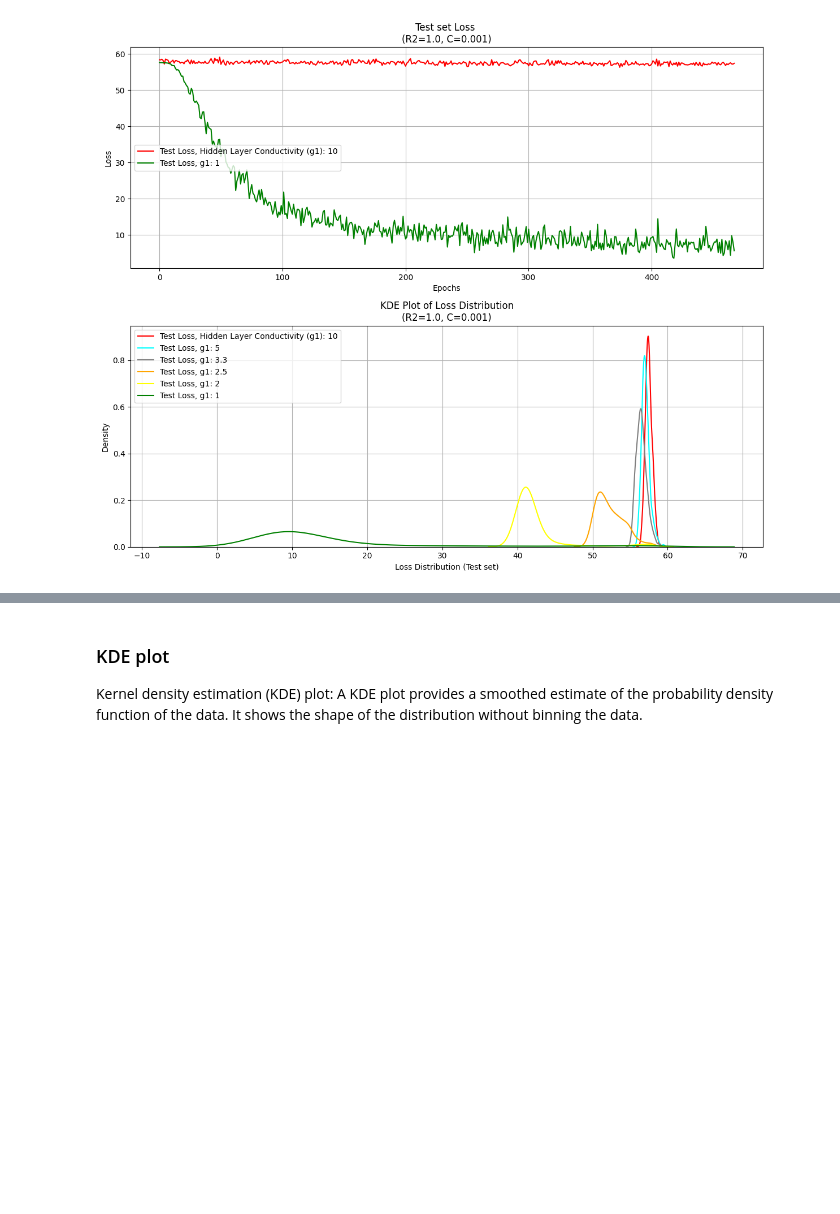
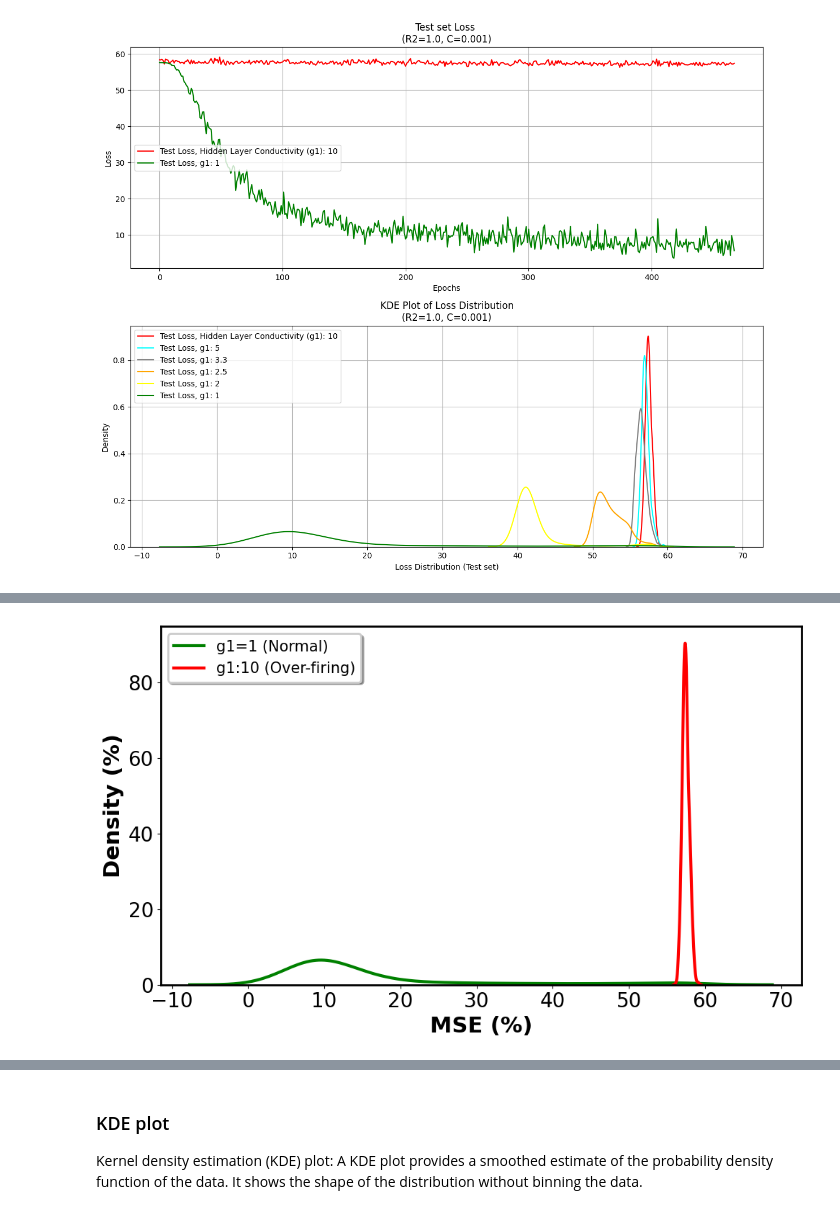
Before and after one commit to Mrezakhodashenas/PhD-NN, a Jupyter notebook: one_Hidden_layer.ipynb, the cells around one changed output, grey strips where cells are left out. Saved outputs shown, nothing was run; the diff lists cells and outputs as text; code cells hidden in the pictures; blank space fills up the shorter version.

```diff
--- a/one_Hidden_layer.ipynb
+++ b/one_Hidden_layer.ipynb
@@ -1035,0 +1004,68 @@ plt.show()
+# %%
+import matplotlib.pyplot as plt
+import seaborn as sns
+
+
+R2=1
+C=1e-3
+
+
+plt.figure(figsize=(10, 6))
+
+# Plot KDE plot of average loss
+# sns.kdeplot(test_loss_R1_1_0_R2_1_0_C_0_001 * 100, color='green', label='g1=1 (Normal)', linewidth=3)
+# sns.kdeplot(test_loss_R1_0_5_R2_1_0_C_0_001 * 100, color='yellow', label='g1: 2', linewidth=3)
+# sns.kdeplot(test_loss_R1_0_4_R2_1_0_C_0_001 * 100, color='orange', label='g1: 2.5', linewidth=3)
+# sns.kdeplot(test_loss_R1_0_3_R2_1_0_C_0_001 * 100, color='gray', label='g1: 3.3', linewidth=3)
+# sns.kdeplot(test_loss_R1_0_2_R2_1_0_C_0_001 * 100, color='cyan', label='g1: 5', linewidth=3)
+# sns.kdeplot(test_loss_R1_0_1_R2_1_0_C_0_001 * 100, color='red', label='g1:10 (Over-firing)', linewidth=3)
+
+
+# # Plot KDE plot of average loss
+sns.kdeplot((test_loss_R1_1_0_R2_1_0_C_0_001), color='green', label='g1=1 (Normal)', linewidth=3)
+# sns.kdeplot((test_loss_R1_0_5_R2_1_0_C_0_001), color='yellow', label='g1: 2', linewidth=3)
+# sns.kdeplot((test_loss_R1_0_4_R2_1_0_C_0_001), color='orange', label='g1: 2.5', linewidth=3)
+# sns.kdeplot((test_loss_R1_0_3_R2_1_0_C_0_001), color='gray', label='g1: 3.3', linewidth=3)
+# sns.kdeplot((test_loss_R1_0_2_R2_1_0_C_0_001), color='cyan', label='g1: 5', linewidth=3)
+sns.kdeplot((test_loss_R1_0_1_R2_1_0_C_0_001), color='red', label='g1:10 (Over-firing)', linewidth=3)
+
+# sns.kdeplot(test_loss_R1_0_1_R2_1_0_C_0_001, color='red', label='Over-firing', linewidth=3)
+# sns.kdeplot(test_loss_R1_1_0_R2_1_0_C_0_001, color='green', label='Normal', linewidth=3)
+
+
+# Set labels and title for the first plot
+font = {'weight': 'bold', 'size': 22}
+plt.xlabel("MSE (%)", fontdict=font)
+plt.ylabel("Density (%)", fontdict=font)
+# plt.title("KDE Plot of Loss Distribution\n(R2={:.1f}, C={:.3f})".format(R2, C))
+plt.xticks(fontsize=20)
+plt.yticks(fontsize=20)
+
+
+ax = plt.gca()
+ax.spines['top'].set_linewidth(2)
+ax.spines['right'].set_linewidth(2)
+ax.spines['bottom'].set_linewidth(2)
+ax.spines['left'].set_linewidth(2)
+
+# Set thicker tick width
+# ax.tick_params(axis='both', which='both', width=2)
+
+# Create a shaded rectangular background for the legend inside the plot
+legend = ax.legend(loc="upper left", frameon=True, fancybox=True, shadow=True, prop={'size': 15})
+frame = legend.get_frame()
+frame.set_linewidth(2)
+
+
+# Multiply y-axis tick labels by 100 to reflect the 0-100 scale
+y_ticklabels = [int(label * 100) for label in plt.gca().get_yticks()]
+plt.gca().set_yticklabels(y_ticklabels)
+
+# Save the plot
+plt.savefig('new_Fig.6c.pdf', format='pdf')
+
+# Adjust layout and display the plot
+plt.tight_layout()
+plt.show()
+# %% [output]
+[figure, added]
```
Also changed, not shown: parts of 11 cells of this notebook.
